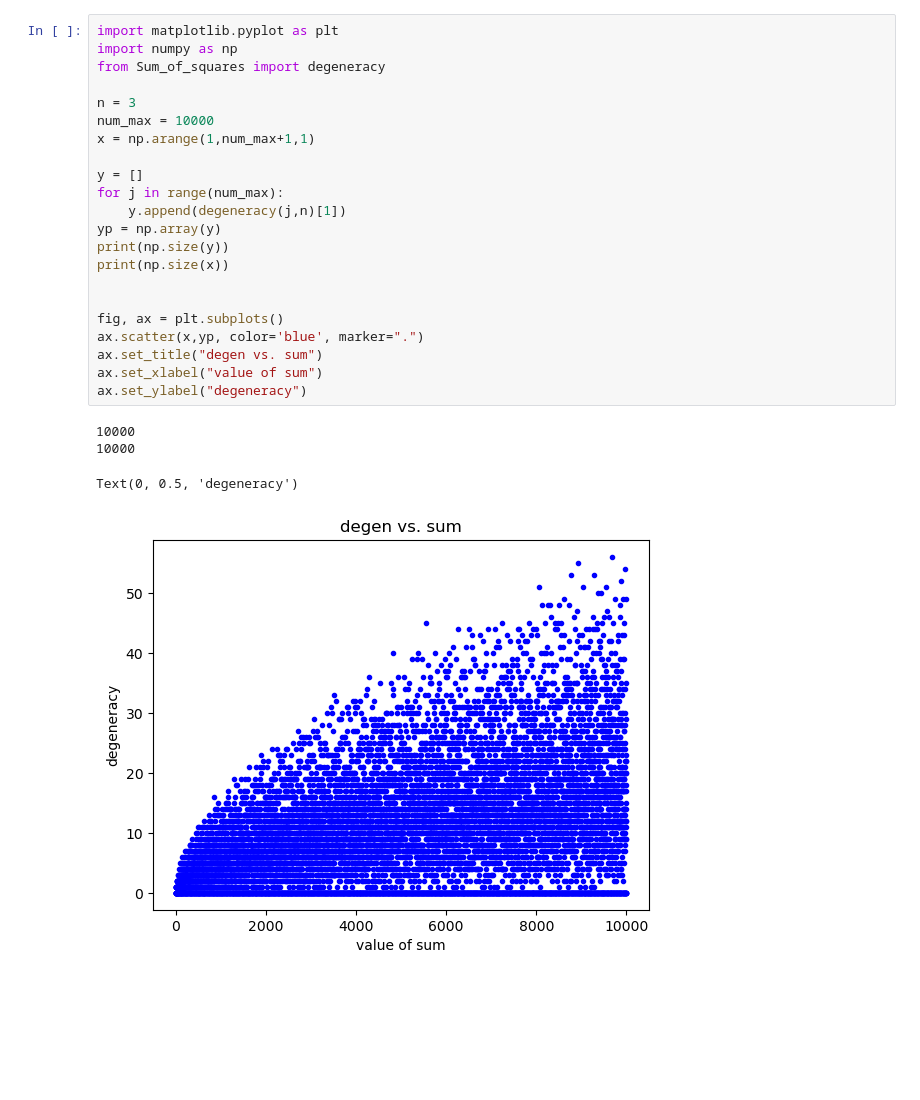
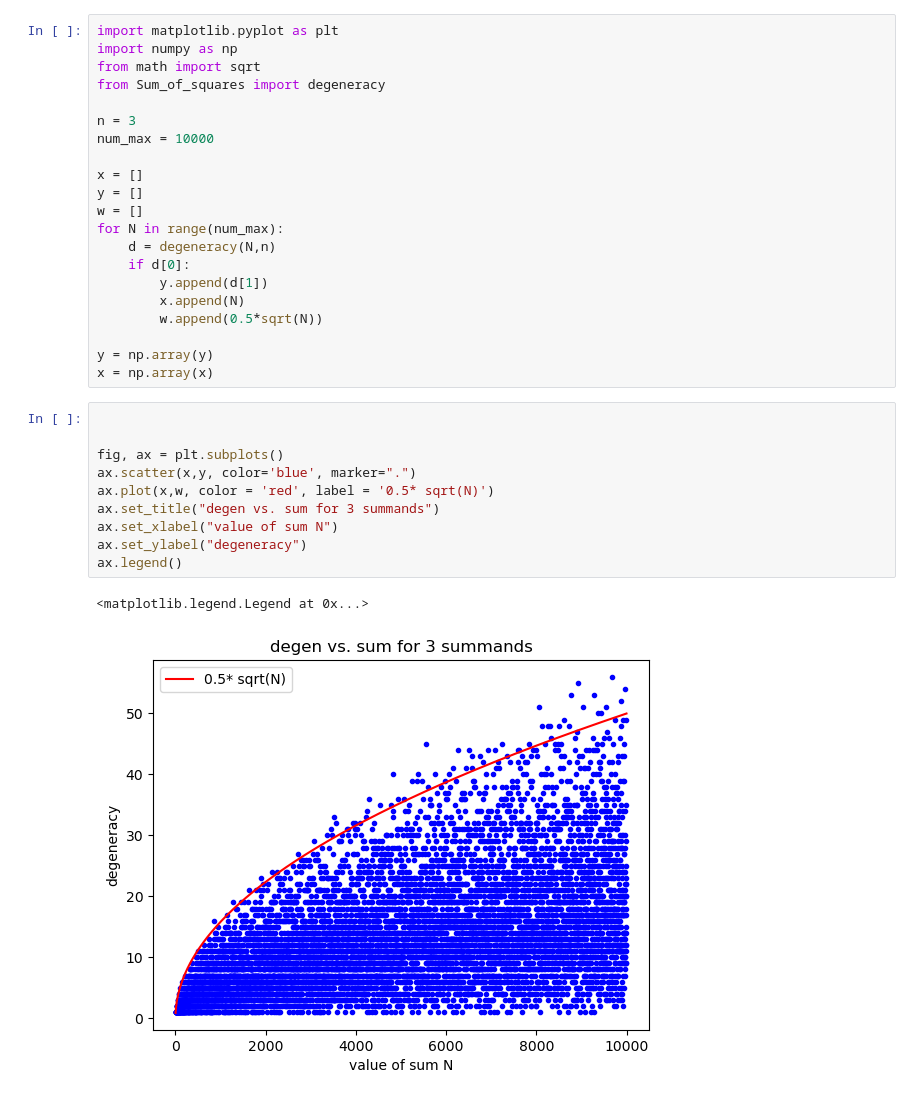
Before and after one commit to Alexmfmb/Sum-of-squares, a Jupyter notebook: Sum_of_plots.ipynb, the cells around one changed output. Saved outputs shown, nothing was run; the diff lists cells and outputs as text; blank space fills up the shorter version.

Commit message:
nicer plot and approximation

```diff
--- a/Sum_of_plots.ipynb
+++ b/Sum_of_plots.ipynb
@@ -1,27 +1,34 @@
 # %%
 import matplotlib.pyplot as plt
 import numpy as np
+from math import sqrt
 from Sum_of_squares import degeneracy
 
 n = 3
 num_max = 10000
-x = np.arange(1,num_max+1,1)
 
+x = []
 y = []
-for j in range(num_max):
-    y.append(degeneracy(j,n)[1])
-yp = np.array(y)
-print(np.size(y))
-print(np.size(x))
+w = []
+for N in range(num_max):
+    d = degeneracy(N,n)
+    if d[0]:
+        y.append(d[1])
+        x.append(N)
+        w.append(0.5*sqrt(N))
 
-
-fig, ax = plt.subplots()
-ax.scatter(x,yp, color='blue', marker=".")
-ax.set_title("degen vs. sum")
-ax.set_xlabel("value of sum")
-ax.set_ylabel("degeneracy")
+y = np.array(y)
+x = np.array(x)
-# %% [output]
-10000
-10000
-Text(0, 0.5, 'degeneracy')
-[figure, removed]
+# %%
+
+
+fig, ax = plt.subplots()
+ax.scatter(x,y, color='blue', marker=".")
+ax.plot(x,w, color = 'red', label = '0.5* sqrt(N)')
+ax.set_title("degen vs. sum for 3 summands")
+ax.set_xlabel("value of sum N")
+ax.set_ylabel("degeneracy")
+ax.legend()
+# %% [output]
+<matplotlib.legend.Legend at 0x...>
+[figure, added]
```
Also changed, not shown: 1 other file.
